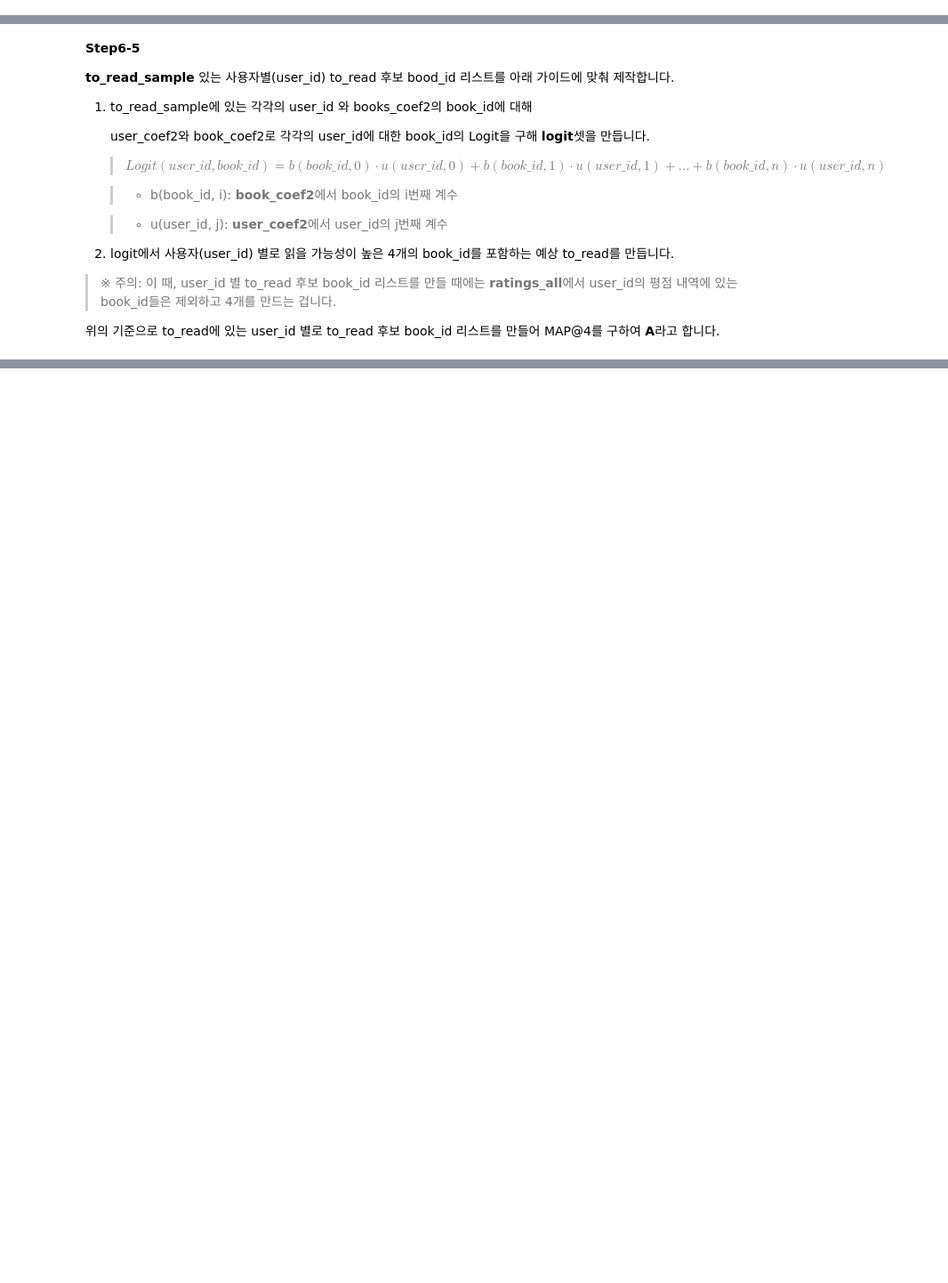
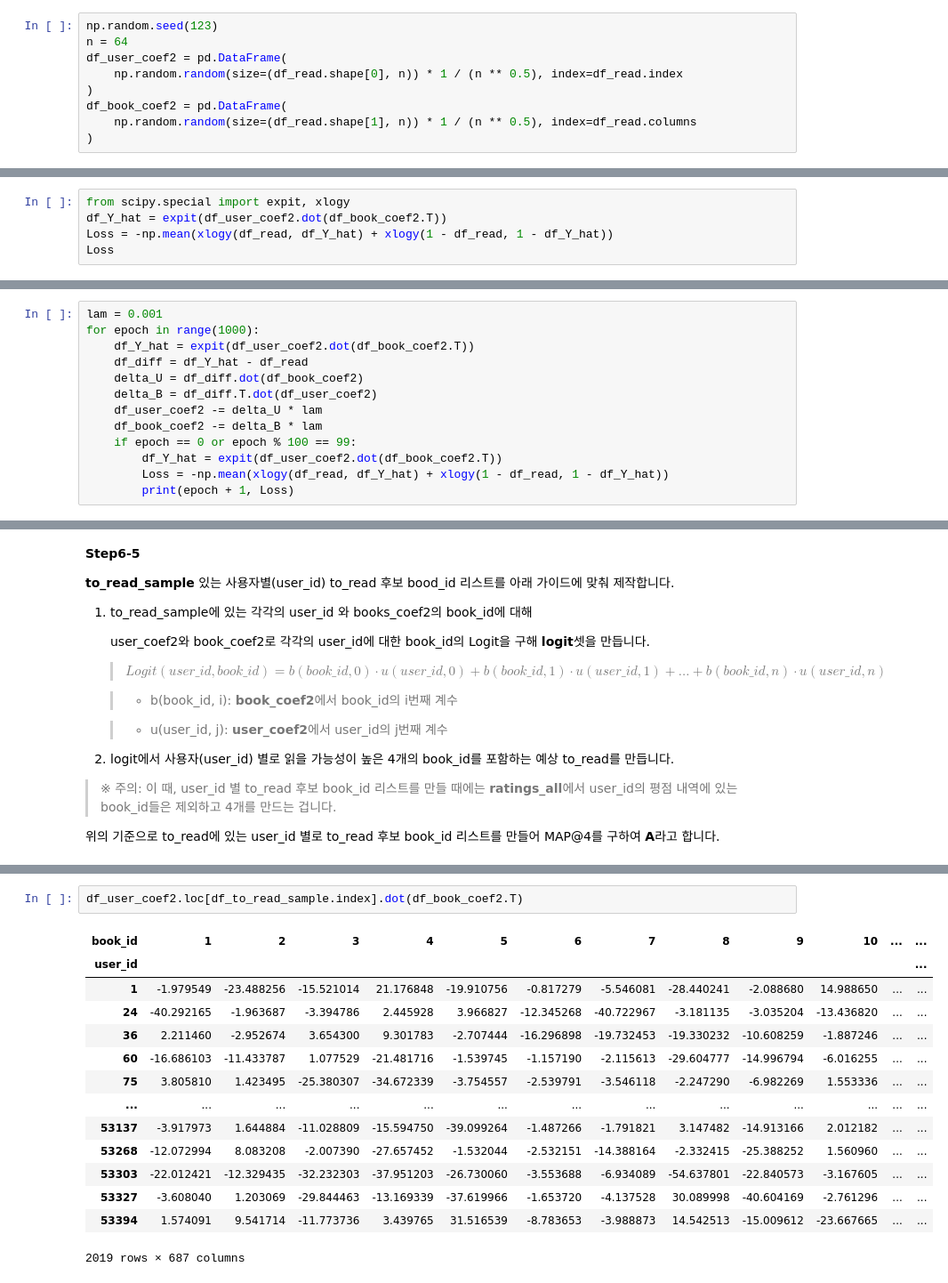
Before and after one commit to sunkusun9/DS_challenge_2310, a Jupyter notebook: prob_lect.ipynb, the cells around one changed output, grey strips where cells are left out. Shown: that part at 89% size. Drawn from its saved outputs; the diff is of its cells as text; blank space fills up the shorter version.

````diff
--- a/prob_lect.ipynb
+++ b/prob_lect.ipynb
@@ -1715,6 +1734,15 @@ df_book_coef2 = pd.DataFrame(
     np.random.random(size=(df_read.shape[1], n)) * 1 / (n ** 0.5), index=df_read.columns
 )
 ```
+# %%
+np.random.seed(123)
+n = 64
+df_user_coef2 = pd.DataFrame(
+    np.random.random(size=(df_read.shape[0], n)) * 1 / (n ** 0.5), index=df_read.index
+)
+df_book_coef2 = pd.DataFrame(
+    np.random.random(size=(df_read.shape[1], n)) * 1 / (n ** 0.5), index=df_read.columns
+)
 # %% [markdown]
 **Step 6-3**
 
@@ -1756,6 +1784,11 @@ import scipy.special.expit
 
 import scipy.special.xlogy
 ```
+# %%
+from scipy.special import expit, xlogy
+df_Y_hat = expit(df_user_coef2.dot(df_book_coef2.T))
+Loss = -np.mean(xlogy(df_read, df_Y_hat) + xlogy(1 - df_read, 1 - df_Y_hat))
+Loss
 # %% [markdown]
 **Step 6-4**
 
@@ -1802,3 +1835,16 @@ import scipy.special.expit
 
 import scipy.special.xlogy
 ```
+# %%
+lam = 0.001
+for epoch in range(1000):
+    df_Y_hat = expit(df_user_coef2.dot(df_book_coef2.T))
+    df_diff = df_Y_hat - df_read
+    delta_U = df_diff.dot(df_book_coef2)
+    delta_B = df_diff.T.dot(df_user_coef2)
+    df_user_coef2 -= delta_U * lam
+    df_book_coef2 -= delta_B * lam
+    if epoch == 0 or epoch % 100 == 99:
+        df_Y_hat = expit(df_user_coef2.dot(df_book_coef2.T))
+        Loss = -np.mean(xlogy(df_read, df_Y_hat) + xlogy(1 - df_read, 1 - df_Y_hat))
+        print(epoch + 1, Loss)
@@ -1824,0 +1899,17 @@ import scipy.special.xlogy
+# %%
+df_user_coef2.loc[df_to_read_sample.index].dot(df_book_coef2.T)
+# %% [output]
+| book_id | 1 | 2 | 3 | 4 | 5 | 6 | 7 | 8 | 9 | 10 | ... | ... |
+| user_id |  |  |  |  |  |  |  |  |  |  |  | ... |
+| 1 | -1.979549 | -23.488256 | -15.521014 | 21.176848 | -19.910756 | -0.817279 | -5.546081 | -28.440241 | -2.088680 | 14.988650 | ... | ... |
+| 24 | -40.292165 | -1.963687 | -3.394786 | 2.445928 | 3.966827 | -12.345268 | -40.722967 | -3.181135 | -3.035204 | -13.436820 | ... | ... |
+| 36 | 2.211460 | -2.952674 | 3.654300 | 9.301783 | -2.707444 | -16.296898 | -19.732453 | -19.330232 | -10.608259 | -1.887246 | ... | ... |
+| 60 | -16.686103 | -11.433787 | 1.077529 | -21.481716 | -1.539745 | -1.157190 | -2.115613 | -29.604777 | -14.996794 | -6.016255 | ... | ... |
+| 75 | 3.805810 | 1.423495 | -25.380307 | -34.672339 | -3.754557 | -2.539791 | -3.546118 | -2.247290 | -6.982269 | 1.553336 | ... | ... |
+| ... | ... | ... | ... | ... | ... | ... | ... | ... | ... | ... | ... | ... |
+| 53137 | -3.917973 | 1.644884 | -11.028809 | -15.594750 | -39.099264 | -1.487266 | -1.791821 | 3.147482 | -14.913166 | 2.012182 | ... | ... |
+| 53268 | -12.072994 | 8.083208 | -2.007390 | -27.657452 | -1.532044 | -2.532151 | -14.388164 | -2.332415 | -25.388252 | 1.560960 | ... | ... |
+| 53303 | -22.012421 | -12.329435 | -32.232303 | -37.951203 | -26.730060 | -3.553688 | -6.934089 | -54.637801 | -22.840573 | -3.167605 | ... | ... |
+| 53327 | -3.608040 | 1.203069 | -29.844463 | -13.169339 | -37.619966 | -1.653720 | -4.137528 | 30.089998 | -40.604169 | -2.761296 | ... | ... |
+| 53394 | 1.574091 | 9.541714 | -11.773736 | 3.439765 | 31.516539 | -8.783653 | -3.988873 | 14.542513 | -15.009612 | -23.667665 | ... | ... |
+2019 rows × 687 columns
````
Also changed, not shown: parts of 6 cells of this notebook.
